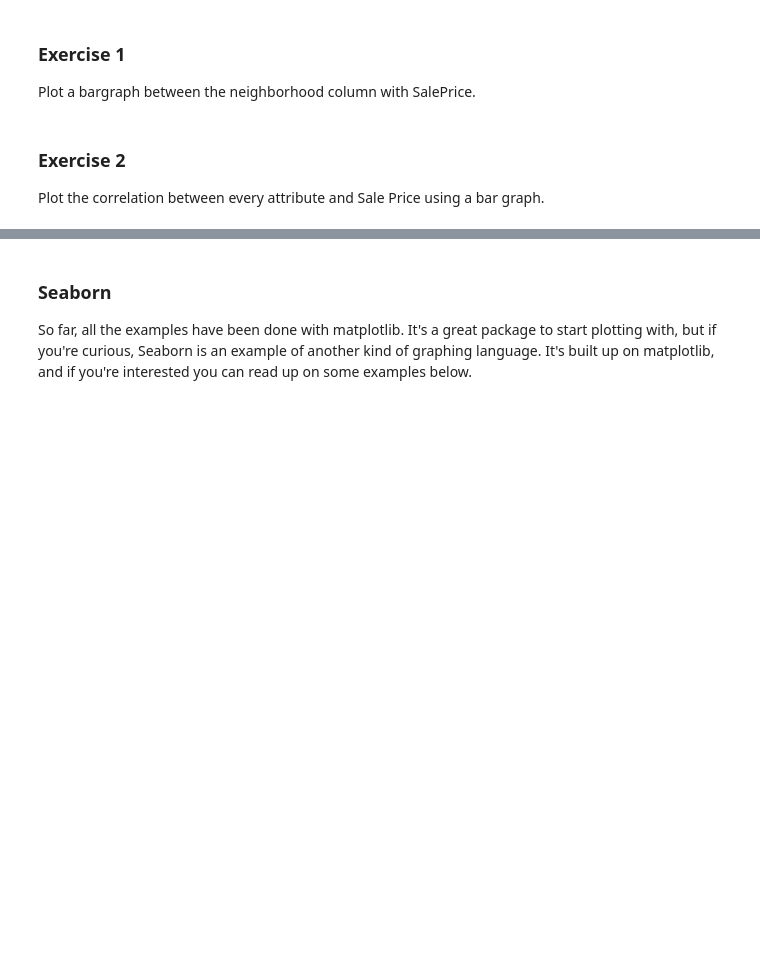
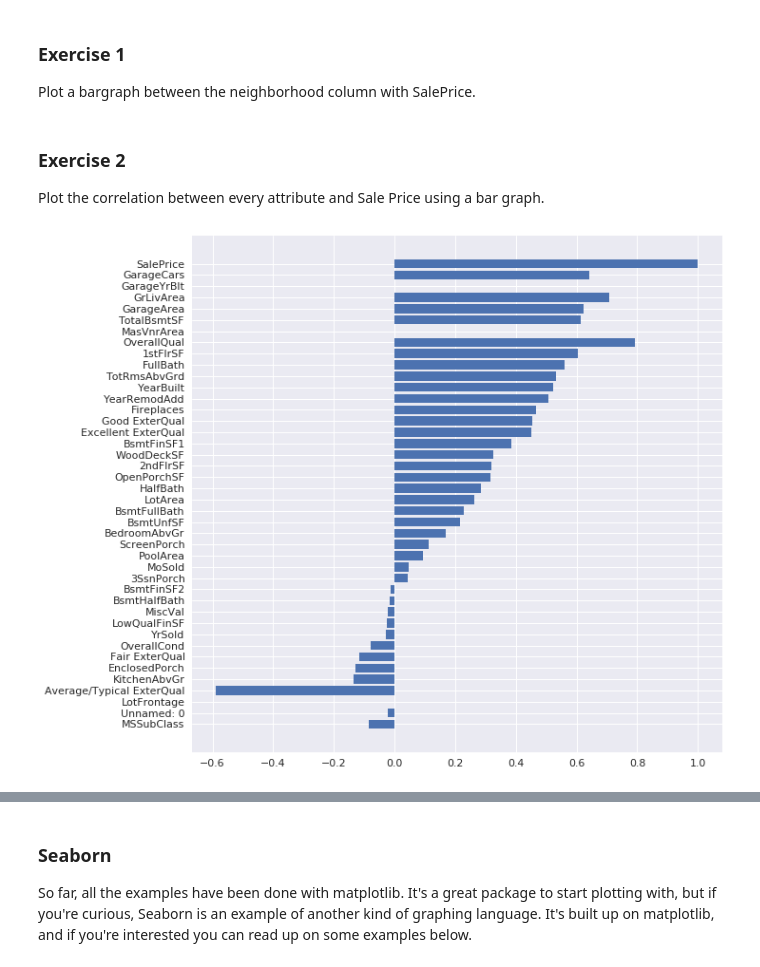
Before and after one commit to SUSA-org/Fall-2018-Career-Exploration, a Jupyter notebook: Lectures/Lecture8/dataclean.ipynb, the cells around one changed output, grey strips where cells are left out. Saved outputs shown, nothing was run; the diff lists cells and outputs as text; code cells hidden in the pictures; blank space fills up the shorter version.

```diff
--- a/Lectures/Lecture8/dataclean.ipynb
+++ b/Lectures/Lecture8/dataclean.ipynb
@@ -629,6 +621,9 @@ Make a bar graph of MSZoning from the train table. Make sure to add a x-label, a
 
 The data for MSZoning is specified as such:
 **10** counts of Commercial(C), **10** counts of Floating Village Residential(FV), **16** counts of Residential High Density(H), **1151** counts of Residential Low Density(RL), **218** counts of Residential Medium Density(RM)
+# %%
+# First, import the cleaned dataset.
+train_cleaned = pd.read_csv('DATA/train_cleaned.csv')
 # %%
 # Go for it here.
 names = ['C', 'FV', 'RH', 'RL', 'RM']
@@ -800,20 +797,23 @@ Plot a bargraph between the neighborhood column with SalePrice.
 Plot the correlation between every attribute and Sale Price using a bar graph.
 # %%
 # Setup code. Optional to read. This is how we determined the correlation numbers and label sorting.
-num_feat=train.columns[train.dtypes!=object]
+num_feat=train_cleaned.columns[train.dtypes!=object]
 labels = []
 values = []
 for col in num_feat:
     labels.append(col)
-    values.append(np.corrcoef(train[col].values, train.SalePrice.values)[0,1])
+    values.append(np.corrcoef(train_cleaned[col].values, train_cleaned.SalePrice.values)[0,1])
 
 values_labels = sorted(zip(values,labels))
 # %%
-# Go for it here
+# Go for it here. Make sure to increase the fig size so the labels are easier to read.
 
 # These are the labels
 sorted_labels = [x for y,x in values_labels]
 # These are the values
 sorted_values = [y for y,x in values_labels]
-
-# Make sure to increase the fig size so the labels are easier to read.
+plt.figure(figsize=(10,10))
+plt.barh(sorted_labels, sorted_values)
+plt.show()
+# %% [output]
+[figure, added]
```
Also changed, not shown: parts of 27 cells of this notebook.
